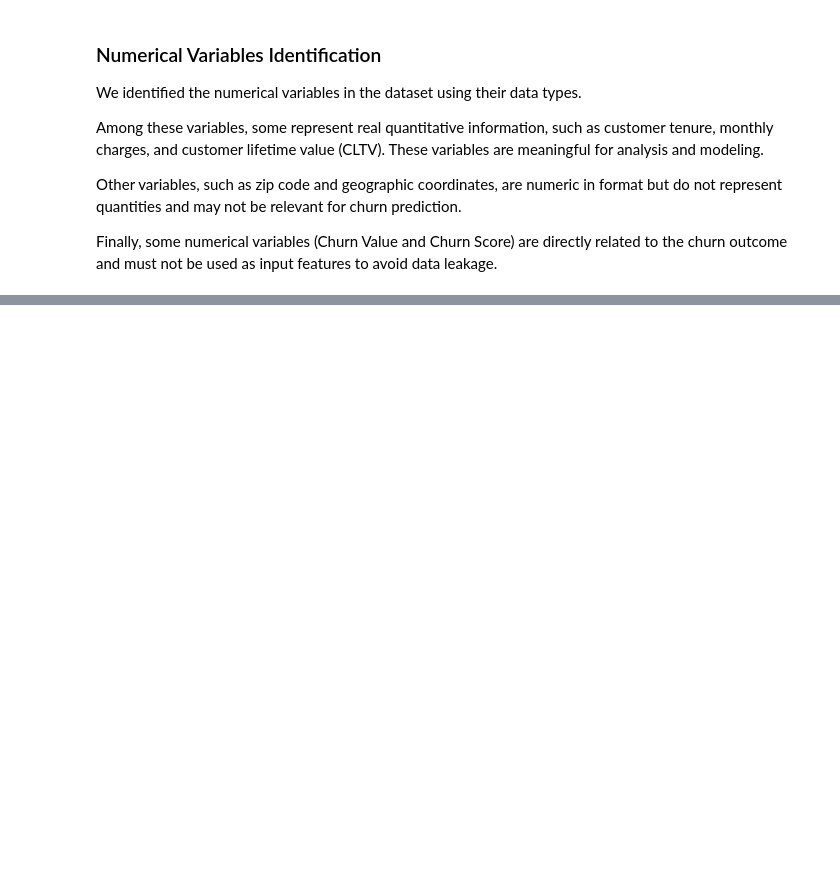
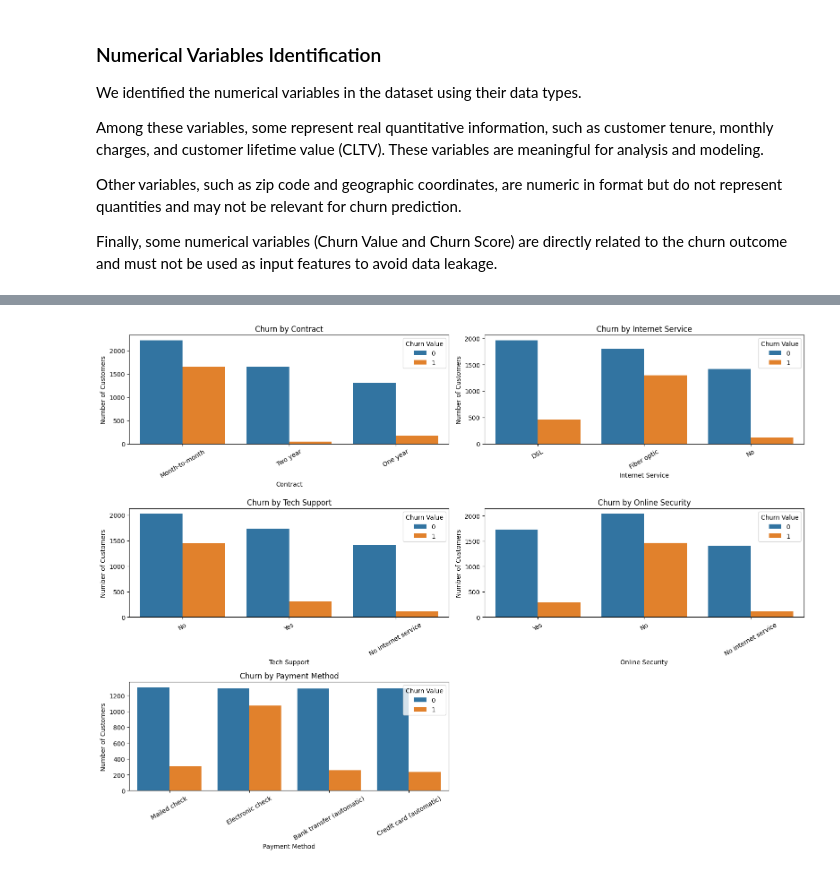
Before and after one commit to AdrienDuval/Customer-Churn-Analysis-and-Segmentation-in-a-Telecom, a Jupyter notebook: notebooks/01_eda.ipynb, the cells around one changed output, grey strips where cells are left out. Saved outputs shown, nothing was run; the diff lists cells and outputs as text; code cells hidden in the pictures; blank space fills up the shorter version.

```diff
--- a/notebooks/01_eda.ipynb
+++ b/notebooks/01_eda.ipynb
@@ -151,0 +201,23 @@ plt.show()
+# %%
+cat_vars = [
+    "Contract",
+    "Internet Service",
+    "Tech Support",
+    "Online Security",
+    "Payment Method"
+]
+
+plt.figure(figsize=(16, 12))
+
+for i, col in enumerate(cat_vars, 1):
+    plt.subplot(3, 2, i)
+    sns.countplot(data=df, x=col, hue="Churn Value")
+    plt.title(f"Churn by {col}")
+    plt.xlabel(col)
+    plt.ylabel("Number of Customers")
+    plt.xticks(rotation=30)
+
+plt.tight_layout()
+plt.show()
+# %% [output]
+[figure, added]
```
Also changed, not shown: parts of 8 cells of this notebook.
